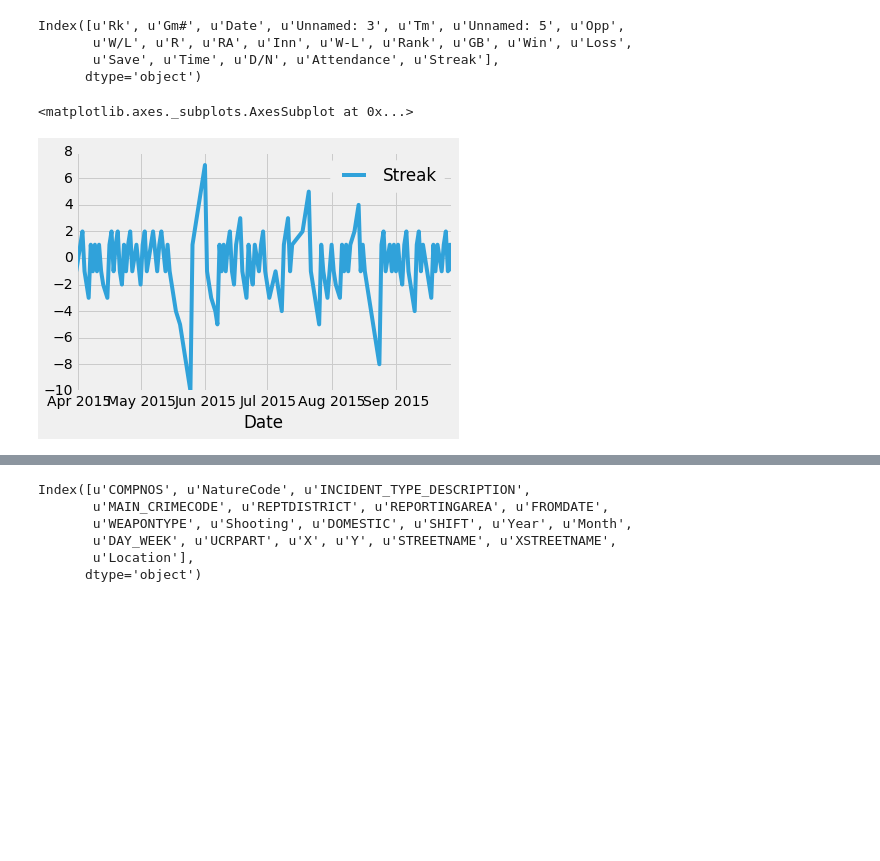
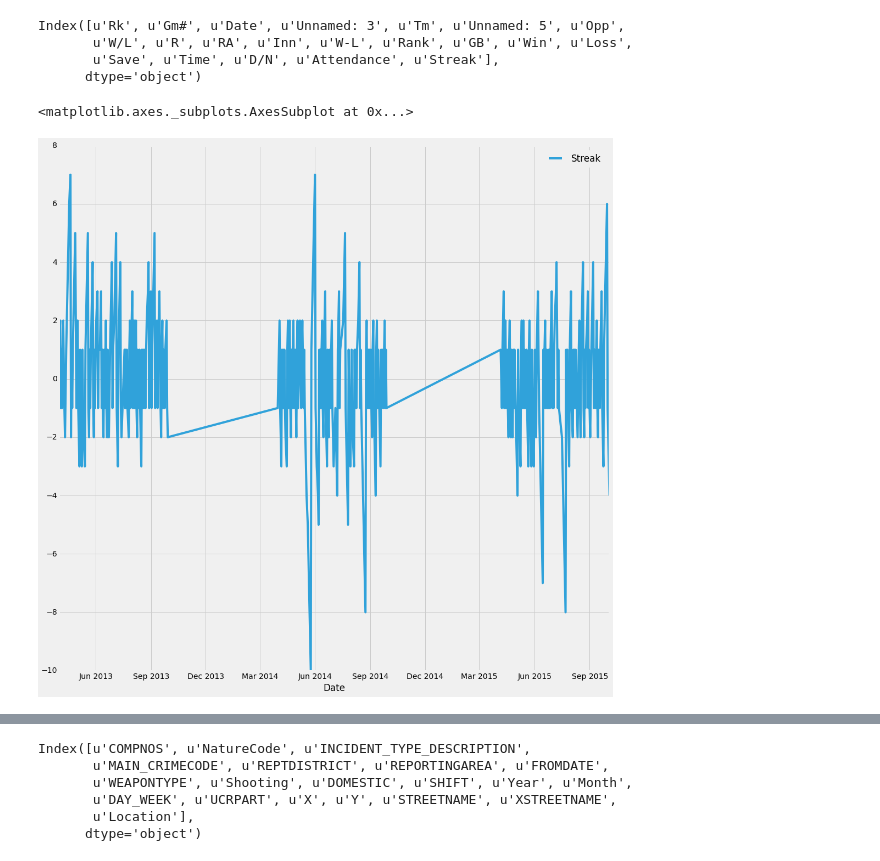
Before and after one commit to docmarionum1/ads_foundations, a Jupyter notebook: Test.ipynb, the cells around one changed output, grey strips where cells are left out. Drawn from its saved outputs; the diff is of its cells as text; code cells hidden in the pictures; blank space fills up the shorter version.

```diff
--- a/Test.ipynb
+++ b/Test.ipynb
@@ -57,3 +55,8 @@ df = readGameLog("teams_BOS_2014-schedule-scores_team_schedule.csv", getDateConv
+# %%
+df1 = readGameLog("teams_BOS_2013-schedule-scores_team_schedule.csv", getDateConverter(2013))
+df2 = readGameLog("teams_BOS_2014-schedule-scores_team_schedule.csv", getDateConverter(2014))
+df3 = readGameLog("teams_BOS_2015-schedule-scores_team_schedule.csv", getDateConverter(2015))
+df = pd.concat([df1, df2, df3], ignore_index=True)
 # %%
 df.columns
 # %% [output]
@@ -62,10 +65,10 @@ Index([u'Rk', u'Gm#', u'Date', u'Unnamed: 3', u'Tm', u'Unnamed: 5', u'Opp',
        u'Save', u'Time', u'D/N', u'Attendance', u'Streak'],
       dtype='object')
 # %%
-df.plot('Date', 'Streak')
+df.plot('Date', 'Streak', figsize=(16,16))
 # %% [output]
 <matplotlib.axes._subplots.AxesSubplot at 0x...>
-[figure, old version]
+[figure, new version]
 # %%
 df['wins'] = np.cumsum(df['W/L'] == 1)
 df['losses'] = np.cumsum(df['W/L'] == 0)
```
Also changed, not shown: parts of 10 cells of this notebook.
